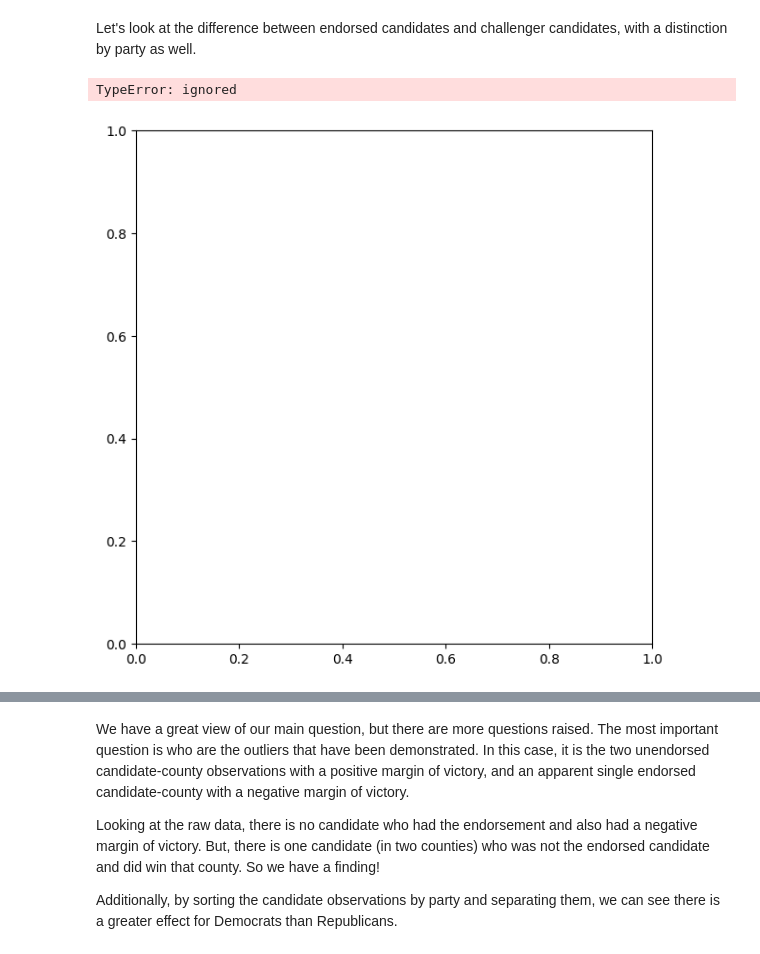
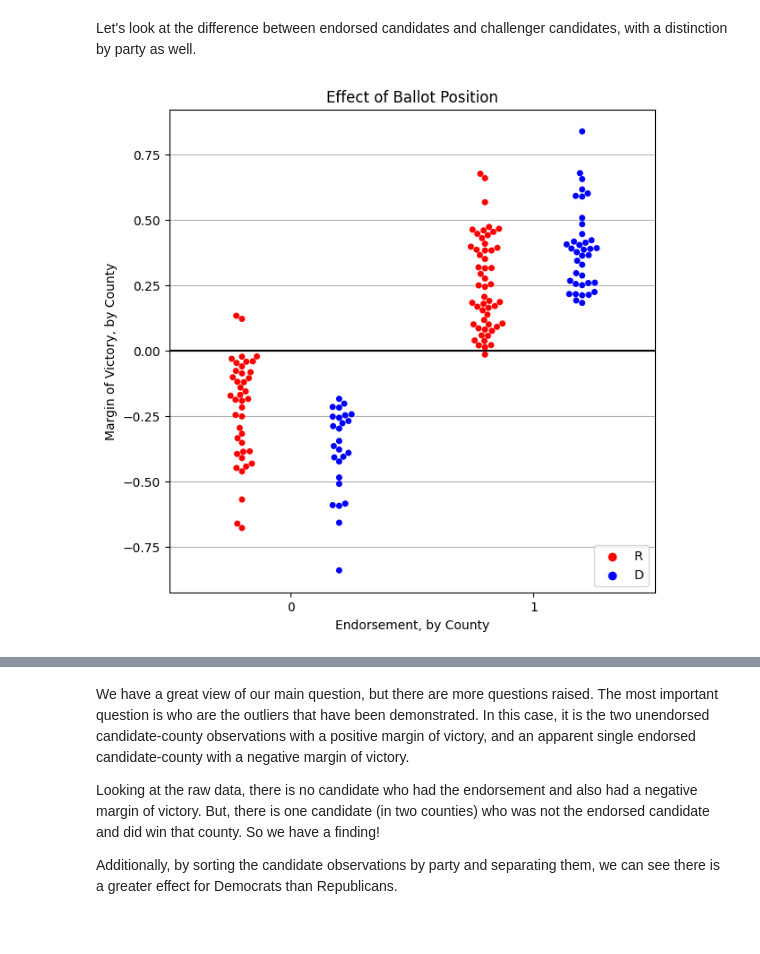
Before and after one commit to fleckc/visSP23, a Jupyter notebook: ps4.ipynb, the cells around one changed output, grey strips where cells are left out. Cells and saved outputs as stored; diff of their text form; code cells hidden in the pictures.

```diff
--- a/ps4.ipynb
+++ b/ps4.ipynb
@@ -47,16 +50,15 @@ Let's look at the difference between endorsed candidates and challenger candidat
 # %%
 #aok getting error swarmplot() got multiple values for argument 'data'
 #also would be useful to compare to barplot, may be cleaner
 
 #need to relabel the endorsement variables somehow
 fig, ax = plt.subplots(figsize = (7,7))
 sns.set_palette(partycolor)
-ax = sns.swarmplot('Endorsement','Margin.of.Victory.County', data = njline, hue = 'Party', dodge = True)
+ax = sns.swarmplot(data = njline,x='Endorsement',y='Margin.of.Victory.County', hue = 'Party', dodge = True)
 ax.set(xlabel = "Endorsement, by County", ylabel = "Margin of Victory, by County", title = "Effect of Ballot Position")
 plt.grid(axis='y', color='.7')
 ax.axhline(0.0, color = "black") #who wins and loses is determined by this line!
 plt.legend(loc = 'lower right')
 plt.show();
 # %% [output]
-TypeError: ignored
-[figure, old version]
+[figure, new version]
```
Also changed, not shown: parts of 3 cells of this notebook.
